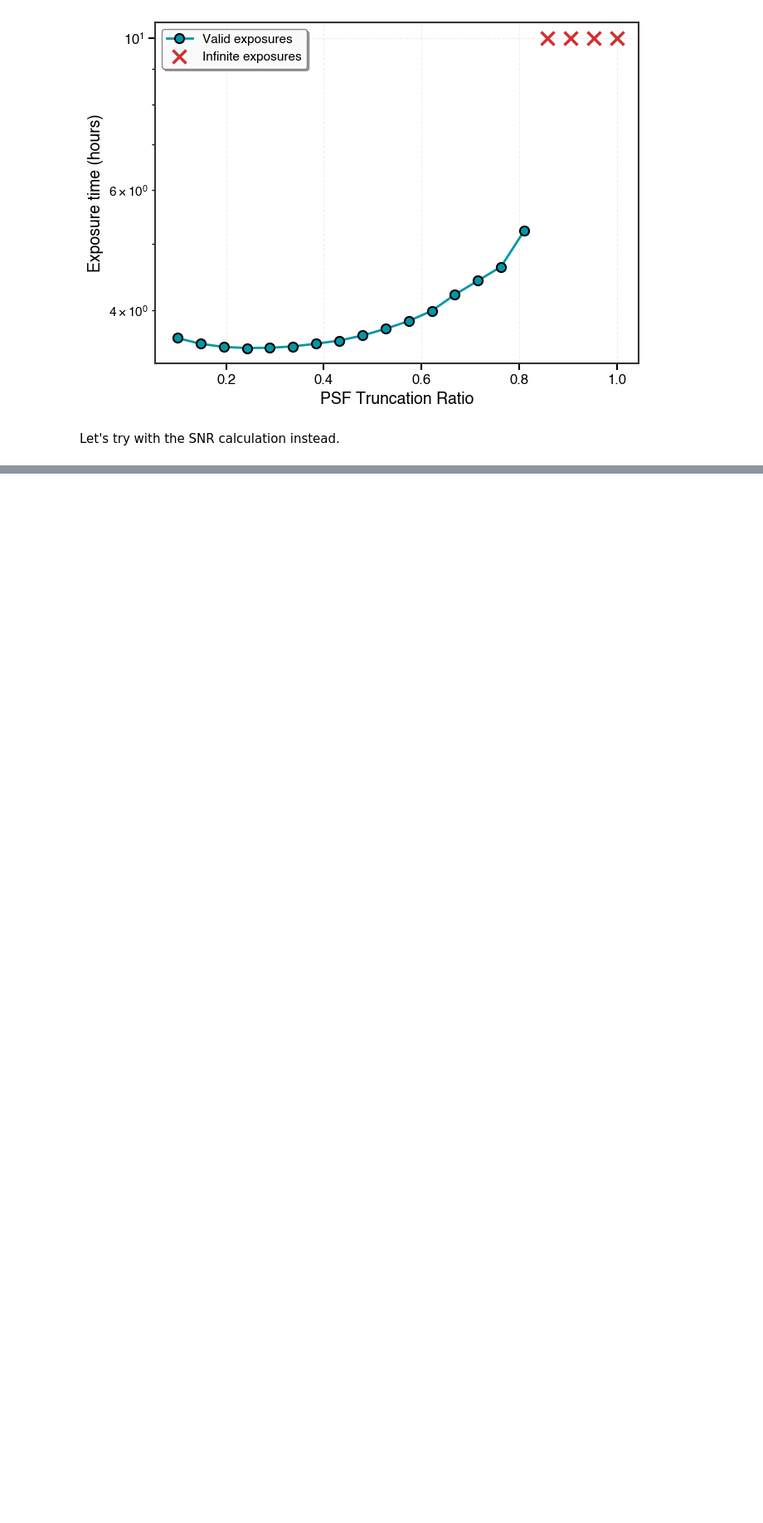
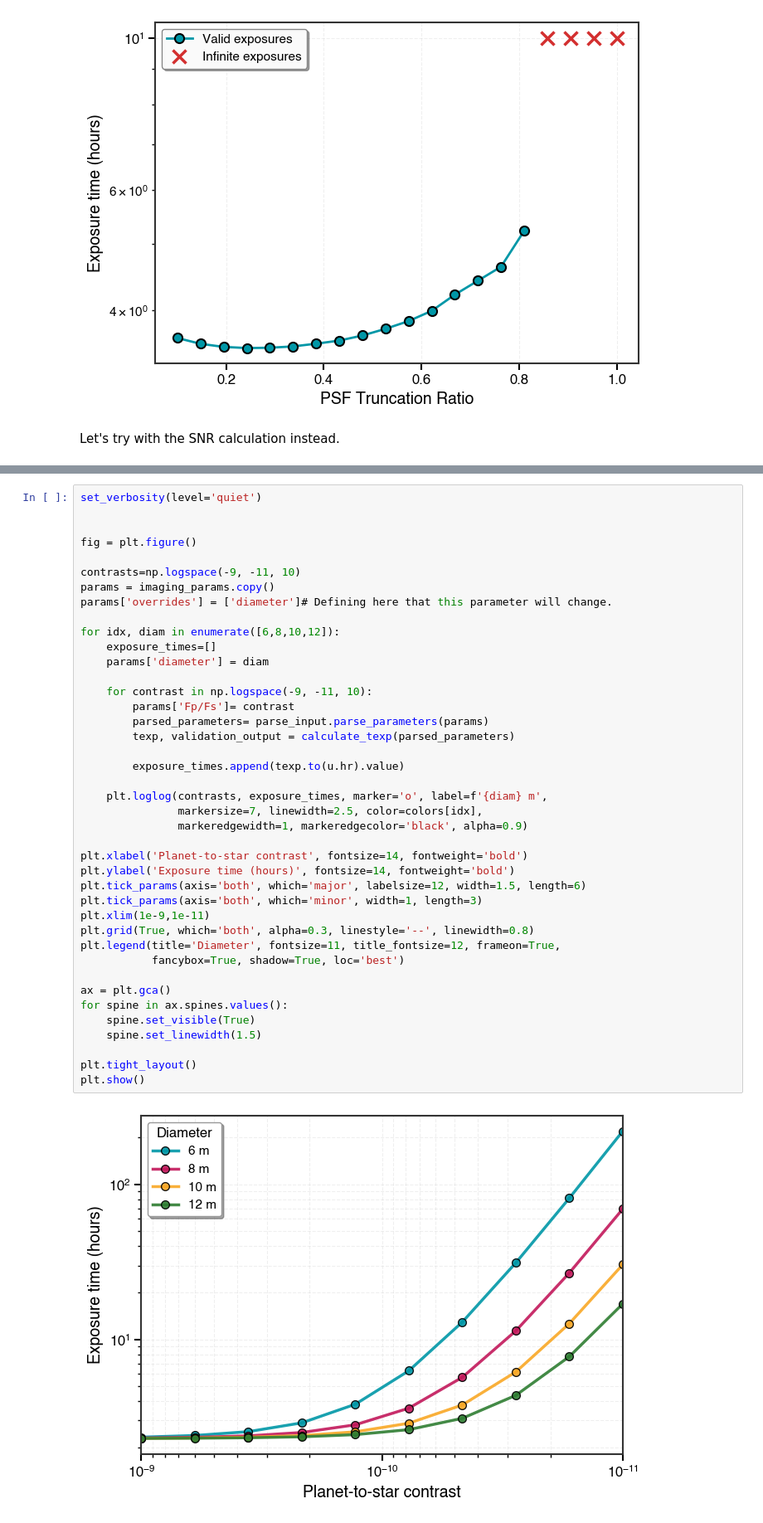
Before and after one commit to eleonoraalei/pyEDITH, a Jupyter notebook: tutorials/imaging_tutorial.ipynb, the cells around one changed output, grey strips where cells are left out. Shown at 83% size. Drawn from its saved outputs; the diff is of its cells as text; blank space fills up the shorter version.

```diff
--- a/tutorials/imaging_tutorial.ipynb
+++ b/tutorials/imaging_tutorial.ipynb
@@ -539,0 +531,43 @@ plt.show()
+# %%
+set_verbosity(level='quiet')
+
+
+fig = plt.figure()
+
+contrasts=np.logspace(-9, -11, 10)
+params = imaging_params.copy()
+params['overrides'] = ['diameter']# Defining here that this parameter will change.
+
+for idx, diam in enumerate([6,8,10,12]):
+    exposure_times=[]
+    params['diameter'] = diam
+
+    for contrast in np.logspace(-9, -11, 10):
+        params['Fp/Fs']= contrast
+        parsed_parameters= parse_input.parse_parameters(params)
+        texp, validation_output = calculate_texp(parsed_parameters)
+
+        exposure_times.append(texp.to(u.hr).value)
+
+    plt.loglog(contrasts, exposure_times, marker='o', label=f'{diam} m',
+               markersize=7, linewidth=2.5, color=colors[idx],
+               markeredgewidth=1, markeredgecolor='black', alpha=0.9)
+
+plt.xlabel('Planet-to-star contrast', fontsize=14, fontweight='bold')
+plt.ylabel('Exposure time (hours)', fontsize=14, fontweight='bold')
+plt.tick_params(axis='both', which='major', labelsize=12, width=1.5, length=6)
+plt.tick_params(axis='both', which='minor', width=1, length=3)
+plt.xlim(1e-9,1e-11)
+plt.grid(True, which='both', alpha=0.3, linestyle='--', linewidth=0.8)
+plt.legend(title='Diameter', fontsize=11, title_fontsize=12, frameon=True,
+           fancybox=True, shadow=True, loc='best')
+
+ax = plt.gca()
+for spine in ax.spines.values():
+    spine.set_visible(True)
+    spine.set_linewidth(1.5)
+
+plt.tight_layout()
+plt.show()
+# %% [output]
+[figure, added]
```
Also changed, not shown: parts of 20 cells of this notebook, 7 other files.
